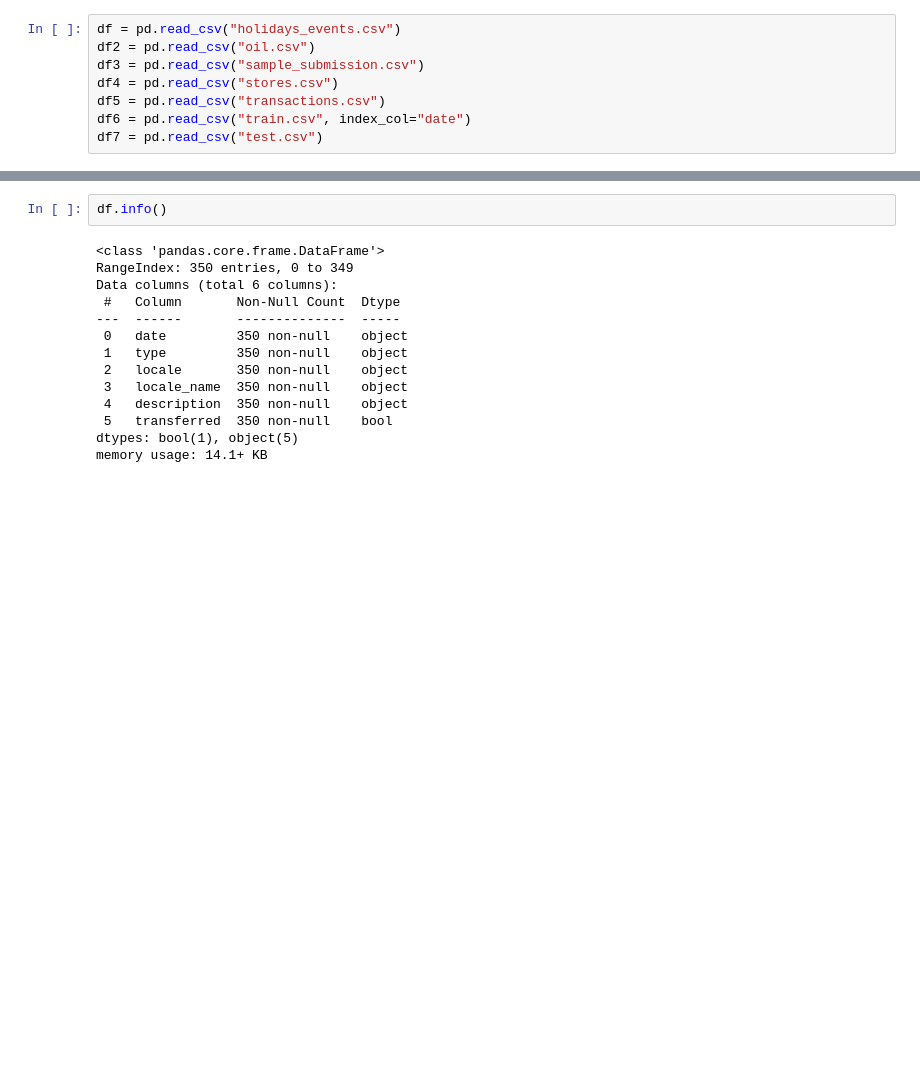
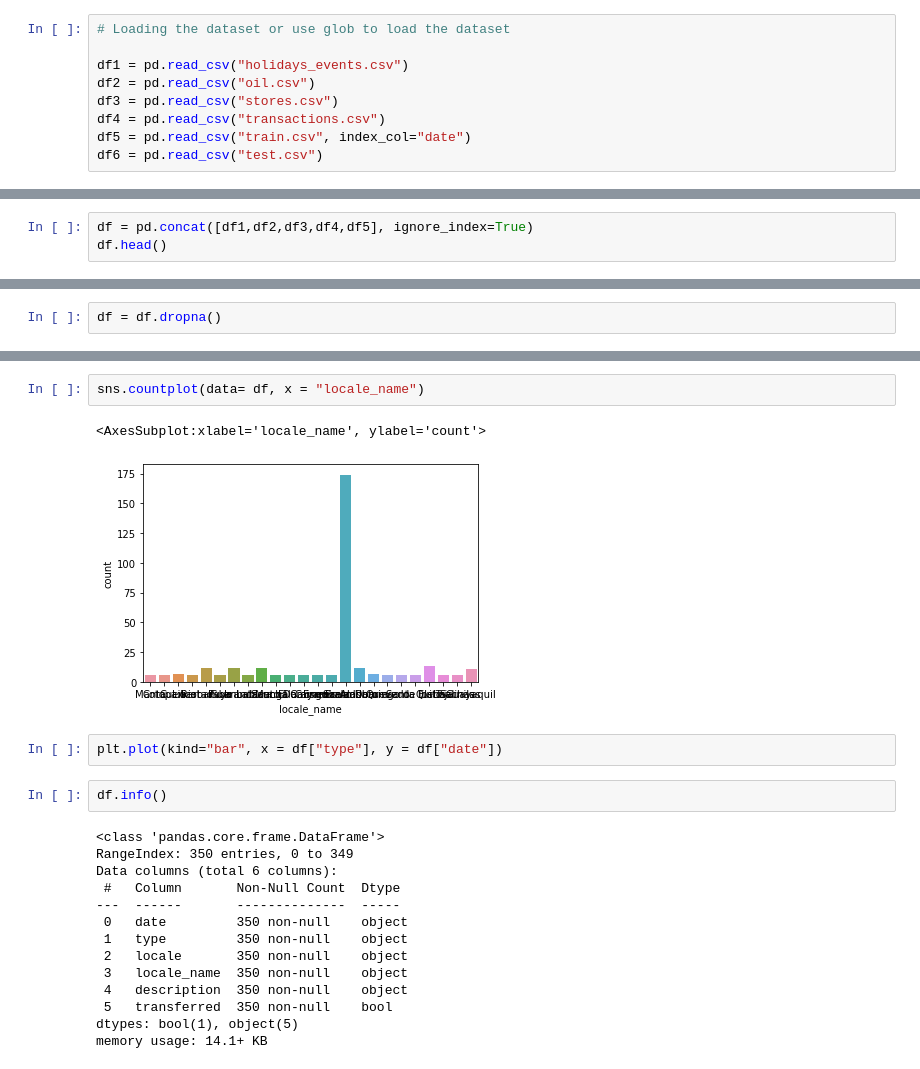
Before and after one commit to adebayomoses/Store-Sales-Time-Series-Forcast, a Jupyter notebook: Sales forcast.ipynb, the cells around one changed output, grey strips where cells are left out. Cells and saved outputs as stored; diff of their text form; blank space fills up the shorter version.

```diff
--- a/Sales forcast.ipynb
+++ b/Sales forcast.ipynb
@@ -7,8 +12,9 @@ import matplotlib.pyplot as plt
 # %%
-df = pd.read_csv("holidays_events.csv")
+# Loading the dataset or use glob to load the dataset
+
+df1 = pd.read_csv("holidays_events.csv")
 df2 = pd.read_csv("oil.csv")
-df3 = pd.read_csv("sample_submission.csv")
-df4 = pd.read_csv("stores.csv")
-df5 = pd.read_csv("transactions.csv")
-df6 = pd.read_csv("train.csv", index_col="date")
-df7 = pd.read_csv("test.csv")
+df3 = pd.read_csv("stores.csv")
+df4 = pd.read_csv("transactions.csv")
+df5 = pd.read_csv("train.csv", index_col="date")
+df6 = pd.read_csv("test.csv")
@@ -23,0 +21,3 @@ df.head()
+# %%
+df = pd.concat([df1,df2,df3,df4,df5], ignore_index=True)
+df.head()
@@ -23,0 +31,2 @@ df.head()
+# %%
+df = df.dropna()
@@ -24,3 +49,10 @@ df.head()
+# %%
+sns.countplot(data= df, x = "locale_name")
+# %% [output]
+<AxesSubplot:xlabel='locale_name', ylabel='count'>
+[figure, added]
+# %%
+plt.plot(kind="bar", x = df["type"], y = df["date"])
 # %%
 df.info()
 # %% [output]
```
Also changed, not shown: parts of 8 cells of this notebook.
